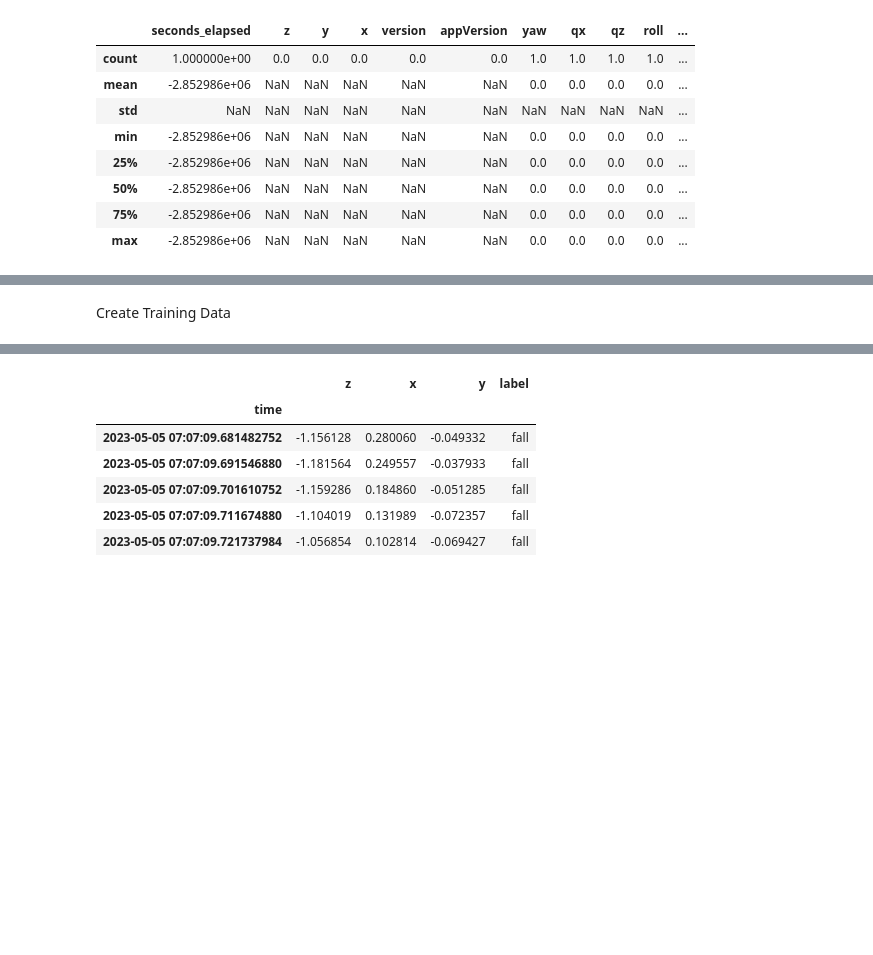
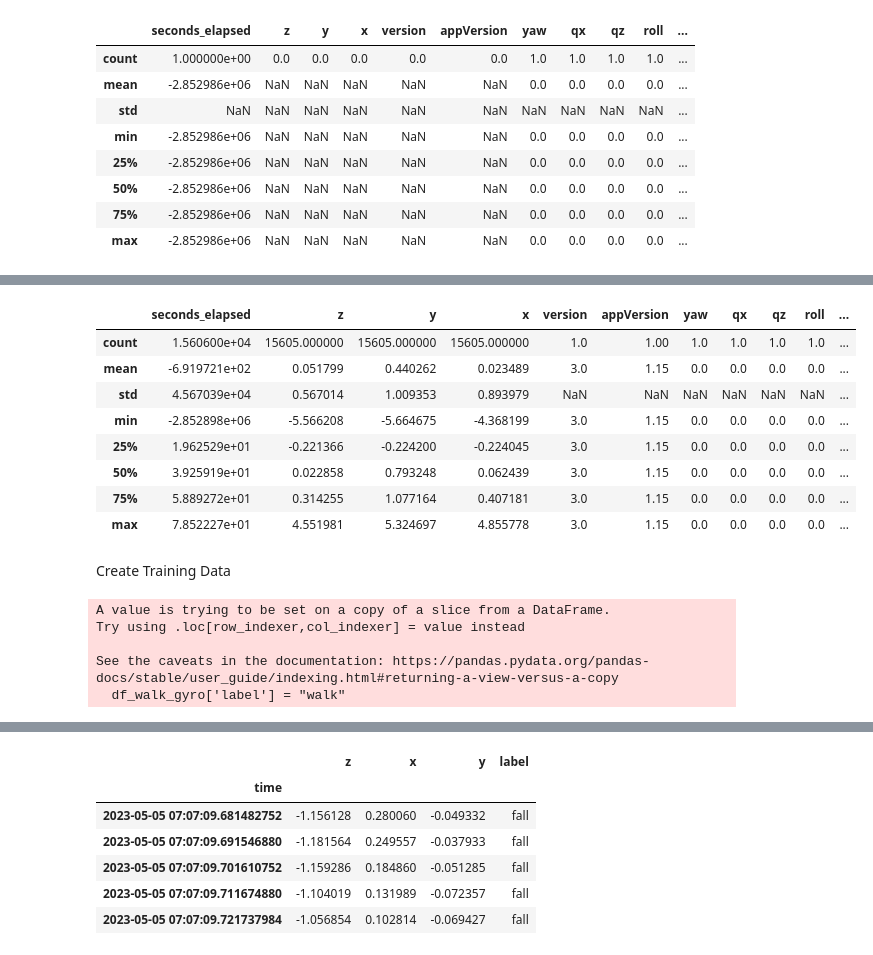
Before and after one commit to prizyou/Lexicon-Legends, a Jupyter notebook: proofConceptFALL.ipynb, the cells around one changed output, grey strips where cells are left out. Drawn from its saved outputs; the diff is of its cells as text; code cells hidden in the pictures; blank space fills up the shorter version.

```diff
--- a/proofConceptFALL.ipynb
+++ b/proofConceptFALL.ipynb
@@ -127,13 +147,34 @@ df_fall_gyro.plot(figsize=(10,5))
 [figure]
+# %%
+df_walk.describe()
+# %% [output]
+|  | seconds_elapsed | z | y | x | version | appVersion | yaw | qx | qz | roll | ... |
+| count | 1.560600e+04 | 15605.000000 | 15605.000000 | 15605.000000 | 1.0 | 1.00 | 1.0 | 1.0 | 1.0 | 1.0 | ... |
+| mean | -6.919721e+02 | 0.051799 | 0.440262 | 0.023489 | 3.0 | 1.15 | 0.0 | 0.0 | 0.0 | 0.0 | ... |
+| std | 4.567039e+04 | 0.567014 | 1.009353 | 0.893979 | NaN | NaN | NaN | NaN | NaN | NaN | ... |
+| min | -2.852898e+06 | -5.566208 | -5.664675 | -4.368199 | 3.0 | 1.15 | 0.0 | 0.0 | 0.0 | 0.0 | ... |
+| 25% | 1.962529e+01 | -0.221366 | -0.224200 | -0.224045 | 3.0 | 1.15 | 0.0 | 0.0 | 0.0 | 0.0 | ... |
+| 50% | 3.925919e+01 | 0.022858 | 0.793248 | 0.062439 | 3.0 | 1.15 | 0.0 | 0.0 | 0.0 | 0.0 | ... |
+| 75% | 5.889272e+01 | 0.314255 | 1.077164 | 0.407181 | 3.0 | 1.15 | 0.0 | 0.0 | 0.0 | 0.0 | ... |
+| max | 7.852227e+01 | 4.551981 | 5.324697 | 4.855778 | 3.0 | 1.15 | 0.0 | 0.0 | 0.0 | 0.0 | ... |
 # %% [markdown]
 Create Training Data
 # %%
 df_walk_acc['label'] = "walk"
 df_fall_acc['label'] = "fall"
-df_walk_gyro[]
+
+df_walk_gyro['label'] = "walk"
+df_fall_gyro['label'] = "fall"
+
+df_walk_or['label'] = "walk"
+df_fall_or['label'] = "fall"
 
 df_testFall_acc['label'] = "fall"
 
-df_combined = pd.concat([df_walk_acc, df_fall_acc,df_walk_gyro, df_fall_gyro,df_walk_or, df_fall_or])
-
-df_combined.drop(['seconds_elapsed', 'version',''], axis=1, inplace=True)
+df_combined = pd.concat([df_walk_acc, df_fall_acc, df_walk_gyro, df_fall_gyro,df_walk_or, df_fall_or])
+# %% [output]
+A value is trying to be set on a copy of a slice from a DataFrame.
+Try using .loc[row_indexer,col_indexer] = value instead
+
+See the caveats in the documentation: https://pandas.pydata.org/pandas-docs/stable/user_guide/indexing.html#returning-a-view-versus-a-copy
+  df_walk_gyro['label'] = "walk"
```
Also changed, not shown: parts of 9 cells of this notebook.
